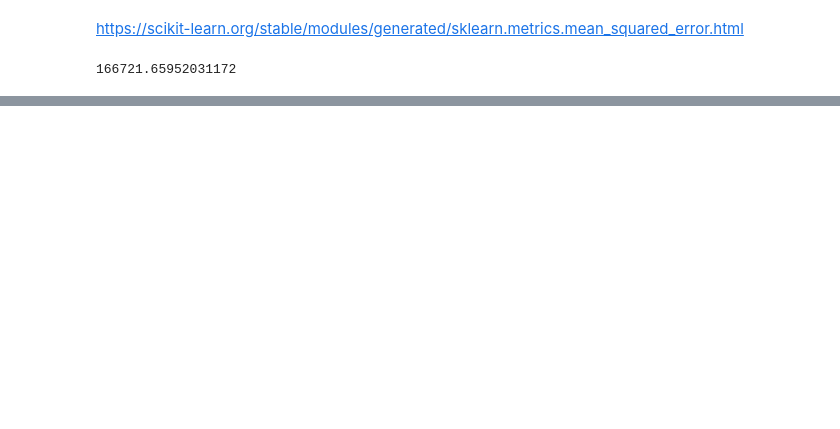
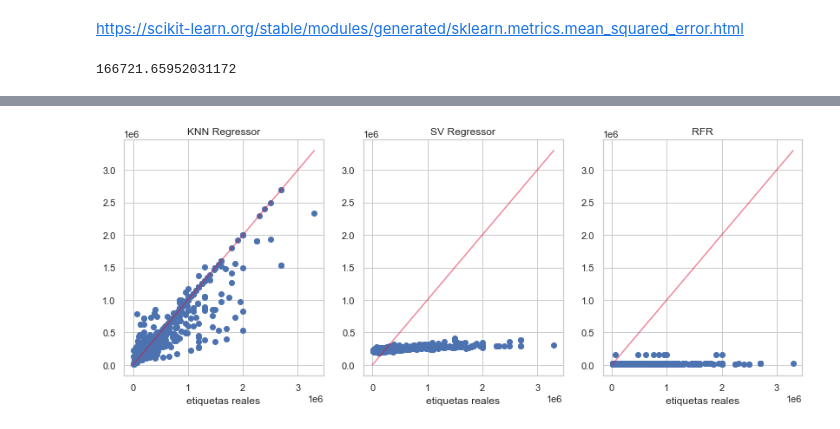
Before and after one commit to stevennm/data_science_utn_clusterai2021_Martins, a Jupyter notebook: clusterai_Steven_Martins_machine_learning.ipynb, the cells around one changed output, grey strips where cells are left out. Cells and saved outputs as stored; diff of their text form; code cells hidden in the pictures; blank space fills up the shorter version.

```diff
--- a/clusterai_Steven_Martins_machine_learning.ipynb
+++ b/clusterai_Steven_Martins_machine_learning.ipynb
@@ -160,0 +238,21 @@ np.sqrt(mean_squared_error(ytest, ypred))
+# %%
+fig, ax = plt.subplots(1,3, figsize = (14,5))
+ax[0].scatter(ytest, ypred_knnr)
+ax[0].plot(np.arange(np.max(ytest)),np.arange(np.max(ytest)), color = 'crimson', alpha = 0.5)
+ax[0].set_title('KNN Regressor')
+ax[0].set_xlabel('etiquetas reales')
+
+ax[1].set_xlabel('predicciones')
+ax[1].scatter(ytest, ypred_svr)
+ax[1].plot(np.arange(np.max(ytest)),np.arange(np.max(ytest)), color = 'crimson', alpha = 0.5)
+ax[1].set_title('SV Regressor')
+ax[1].set_xlabel('etiquetas reales')
+
+ax[2].scatter(ytest, ypred_rfr)
+ax[2].plot(np.arange(np.max(ytest)),np.arange(np.max(ytest)), color = 'crimson', alpha = 0.5)
+ax[2].set_title('RFR')
+ax[2].set_xlabel('etiquetas reales')
+
+plt.show()
+# %% [output]
+[figure, added]
```
Also changed, not shown: parts of 23 cells of this notebook.
